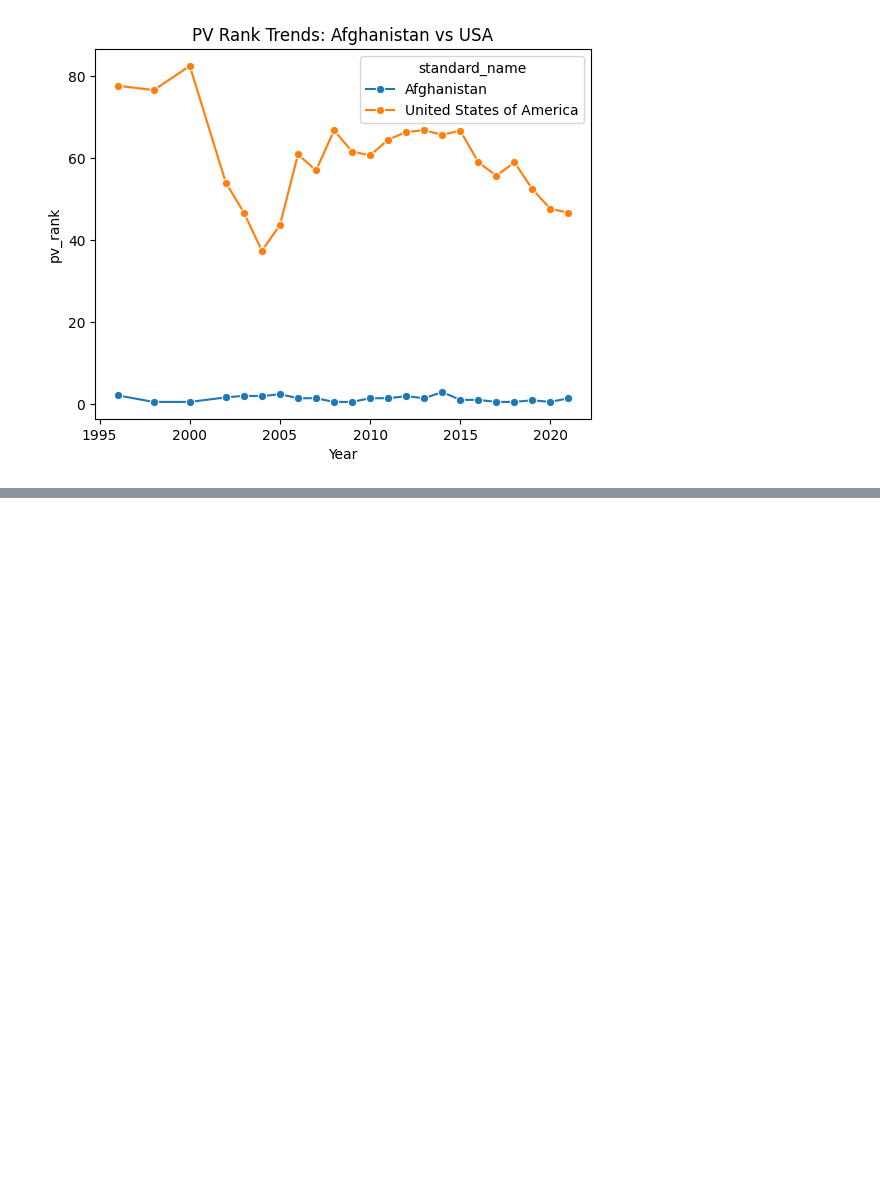
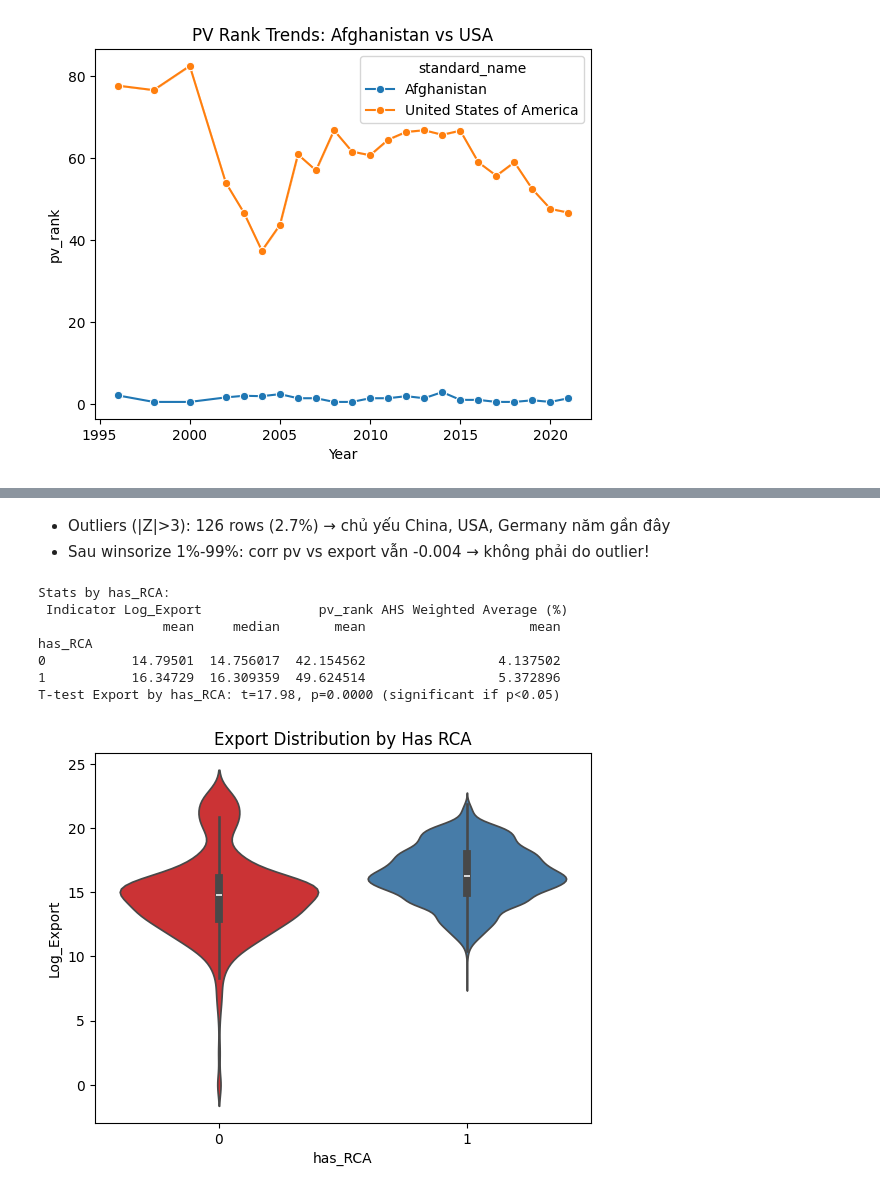
Before and after one commit to fountainhead-2207/DS111, a Jupyter notebook: Data/Bronze/EDA_Overall.ipynb, the cells around one changed output, grey strips where cells are left out. Saved outputs shown, nothing was run; the diff lists cells and outputs as text; code cells hidden in the pictures; blank space fills up the shorter version.

```diff
--- a/Data/Bronze/EDA_Overall.ipynb
+++ b/Data/Bronze/EDA_Overall.ipynb
@@ -609,0 +706,27 @@ plt.show()
+# %% [markdown]
+* Outliers (|Z|>3): 126 rows (2.7%) → chủ yếu China, USA, Germany năm gần đây
+* Sau winsorize 1%-99%: corr pv vs export vẫn -0.004 → không phải do outlier!
+# %%
+# THÊM CELL: Explore Flags Deeper - Groupby Stats
+flag_group = df_pivoted.groupby('has_RCA').agg({'Log_Export': ['mean', 'median'], 'pv_rank': 'mean', 'AHS Weighted Average (%)': 'mean'})
+print("Stats by has_RCA:\n", flag_group)
+
+# T-test Export by flag
+from scipy.stats import ttest_ind
+group1 = df_pivoted[df_pivoted['has_RCA']==1]['Log_Export']
+group0 = df_pivoted[df_pivoted['has_RCA']==0]['Log_Export']
+t_stat, p_val = ttest_ind(group1, group0)
+print(f"T-test Export by has_RCA: t={t_stat:.2f}, p={p_val:.4f} (significant if p<0.05)")
+
+# Visual: Violin plot
+sns.violinplot(data=df_pivoted, x='has_RCA', y='Log_Export', palette='Set1').set_title('Export Distribution by Has RCA')
+plt.show()
+# %% [output]
+Stats by has_RCA:
+ Indicator Log_Export               pv_rank AHS Weighted Average (%)
+                mean     median       mean                     mean
+has_RCA
+0           14.79501  14.756017  42.154562                 4.137502
+1           16.34729  16.309359  49.624514                 5.372896
+T-test Export by has_RCA: t=17.98, p=0.0000 (significant if p<0.05)
+[figure, added]
```
Also changed, not shown: parts of 31 cells of this notebook.
